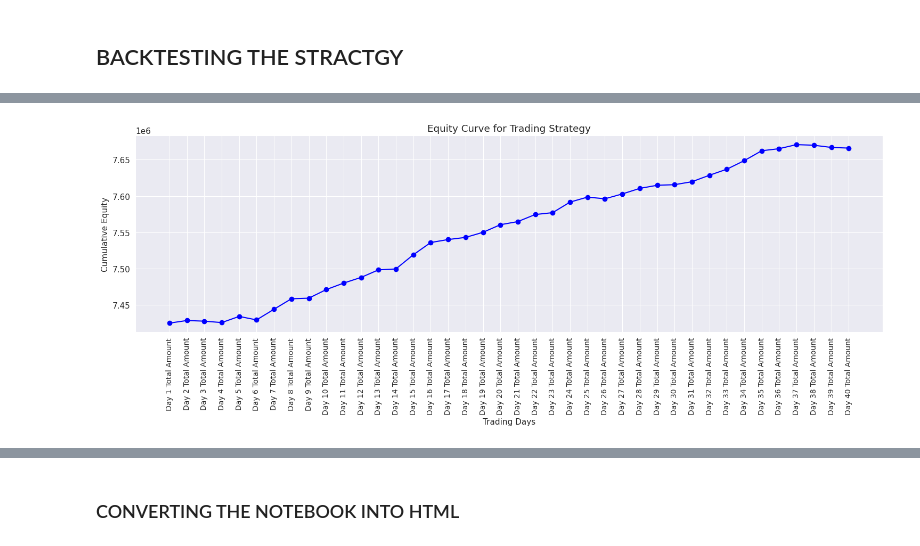
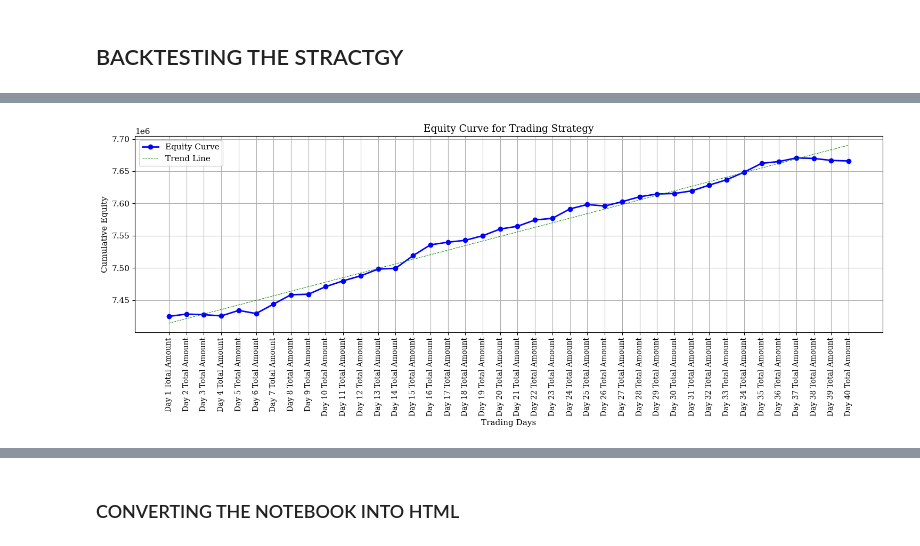
Before and after one commit to JozJozmin/Pivot-Point-Trading-Strategy, a Jupyter notebook: WQU_Capstone_Final_Day.ipynb, the cells around one changed output, grey strips where cells are left out. Saved outputs shown, nothing was run; the diff lists cells and outputs as text; code cells hidden in the pictures.

```diff
--- a/WQU_Capstone_Final_Day.ipynb
+++ b/WQU_Capstone_Final_Day.ipynb
@@ -28,9 +26,10 @@ import plotly.express as px
 # %%
 # SETTING UP THE PLOTTING BACKGROUND
 
-sns.set_style('darkgrid')
 plt.rcParams['font.size'] = 11
-plt.rcParams['figure.facecolor'] = '#00000000'
+plt.rc('font', family='serif')
+# sns.set_style('darkgrid')
+# plt.rcParams['figure.facecolor'] = '#00000000'
 # %%
 # MOUNTING THE DRIVE
 
@@ -483,17 +403,23 @@ R1_breakout_data['day_of_week'] =R1_breakout_data['day_of_week'].map({
 
 day_counts = R1_breakout_data['day_of_week'].value_counts()
 
-#day_counts = R1_breakout_data['day_of_week'].value_counts().reindex(['Monday', 'Tuesday', 'Wednesday', 'Thursday', 'Friday', 'Saturday', 'Sunday'])
+# Create a bar chart
+import matplotlib.pyplot as plt
+plt.rc('font', family='serif')
+plt.figure(figsize=(8, 4))
+ax = day_counts.plot(kind='bar', color='gray')
 
-# Create a bar chart
-plt.figure(figsize=(8, 4))
-day_counts.plot(kind='bar', color='g')
-plt.title('Breakout Occurrences by Day of the Week')
+# Adding labels inside the bars
+for p in ax.patches:
+    ax.annotate(str(p.get_height()), (p.get_x() + p.get_width() / 2., p.get_height()),
+                ha='center', va='center', xytext=(0, 5), textcoords='offset points',
+                color='black')
+
+#plt.title('Breakout Occurrences by Day of the Week')
 plt.xlabel('Day of the Week')
 plt.ylabel('Count')
 plt.xticks(rotation=90)  # Rotate the x-axis labels for better readability
-
-# Show the bar chart
+plt.ylim(0, 85)
 plt.tight_layout()
 plt.show()
 # %% [output]
@@ -1127,35 +1024,50 @@ Final_result_df.columns =  merged_df.columns
 # PLOT THE EQUITY GRAPH
 
 Final_result_df_plot = Final_result_df[['Symbol', 'Date', 'Breakout Date', 'Entry Date', 'Exit Date',
                                         'Day 1 Total Amount', 'Day 2 Total Amount', 'Day 3 Total Amount',
                                         'Day 4 Total Amount', 'Day 5 Total Amount', 'Day 6 Total Amount',
                                         'Day 7 Total Amount', 'Day 8 Total Amount', 'Day 9 Total Amount',
                                         'Day 10 Total Amount', 'Day 11 Total Amount', 'Day 12 Total Amount',
                                         'Day 13 Total Amount', 'Day 14 Total Amount', 'Day 15 Total Amount',
                                         'Day 16 Total Amount', 'Day 17 Total Amount', 'Day 18 Total Amount',
                                         'Day 19 Total Amount', 'Day 20 Total Amount', 'Day 21 Total Amount',
                                         'Day 22 Total Amount', 'Day 23 Total Amount', 'Day 24 Total Amount',
                                         'Day 25 Total Amount', 'Day 26 Total Amount', 'Day 27 Total Amount',
                                         'Day 28 Total Amount', 'Day 29 Total Amount', 'Day 30 Total Amount',
                                         'Day 31 Total Amount', 'Day 32 Total Amount', 'Day 33 Total Amount',
                                         'Day 34 Total Amount', 'Day 35 Total Amount', 'Day 36 Total Amount',
                                         'Day 37 Total Amount', 'Day 38 Total Amount', 'Day 39 Total Amount',
                                         'Day 40 Total Amount']]
 
 equity_curve = Final_result_df_plot.sum()
 
 # PLOTTING THE EQUITY CURVE
+# Convert the data to numeric type, handling errors with 'coerce' to replace non-numeric values with NaN
+equity_curve_numeric = pd.to_numeric(equity_curve[1:], errors='coerce')
+equity_curve_numeric = equity_curve_numeric.dropna()
+
+# Trend line
+x_values = np.arange(len(equity_curve_numeric))
+slope, intercept = np.polyfit(x_values, equity_curve_numeric, 1)
+
+# PLOTTING THE EQUITY CURVE
 plt.figure(figsize=(15, 6))
-plt.plot(equity_curve.index[1:], equity_curve[1:], marker='o', linestyle='-', color='b')
+plt.plot(equity_curve.index[1:], equity_curve_numeric, marker='o', linestyle='-', color='blue', label='Equity Curve',linewidth=2)
+
+# Adding a trend line
+trend_line = slope * x_values + intercept
+plt.plot(equity_curve.index[1:], trend_line, linestyle='--', color='green', label='Trend Line',linewidth=0.7)
+
 plt.xlabel('Trading Days')
 plt.ylabel('Cumulative Equity')
 plt.title('Equity Curve for Trading Strategy')
 plt.grid(True)
 plt.xticks(rotation=90, fontsize=10)
+plt.legend()  # Add legend to differentiate between Equity Curve and Trend Line
 plt.tight_layout()
 plt.show()
 # %% [output]
-[figure, old version]
+[figure, new version]
 # %%
 # INTRACTIVE EQUITY GRAPH USING PLOTLY EXPRESS
 
```
Also changed, not shown: parts of 22 cells of this notebook.
